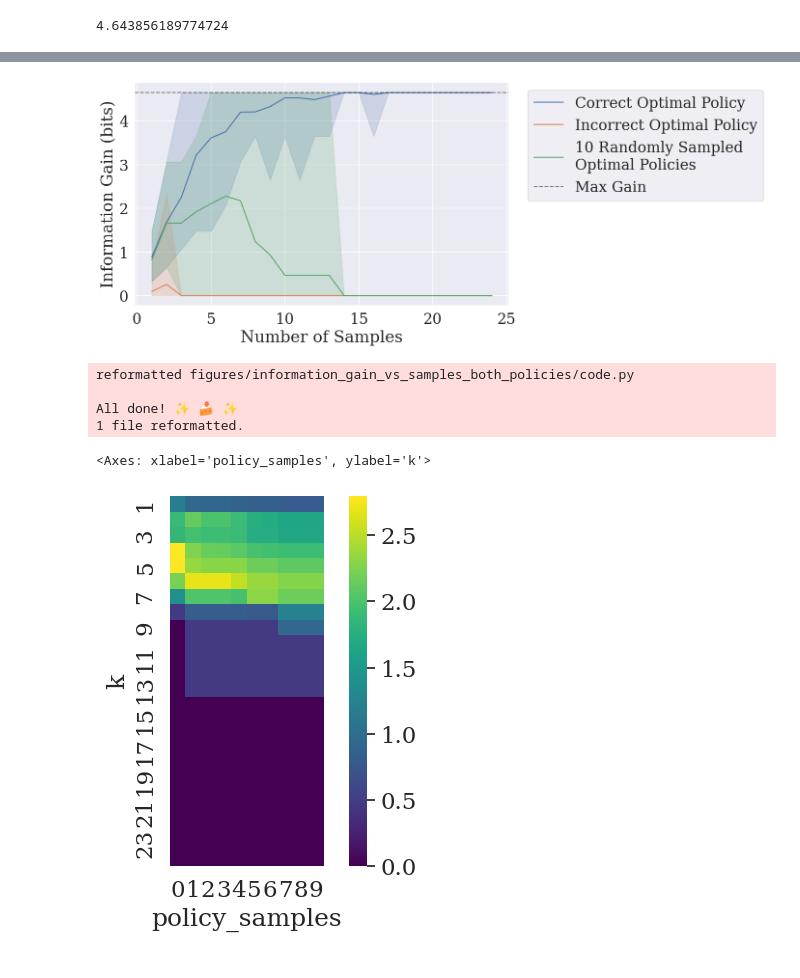
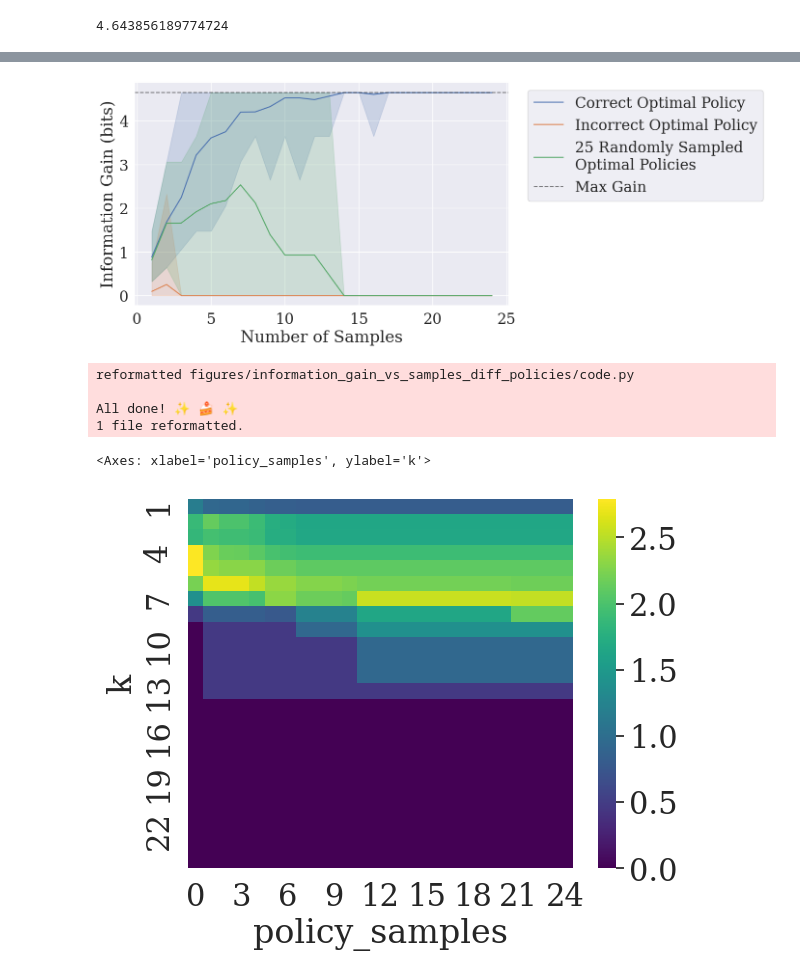
Before and after one commit to DylanCope/poclaps, a Jupyter notebook: motivating-example-test.ipynb, the cells around one changed output, grey strips where cells are left out. Saved outputs shown, nothing was run; the diff lists cells and outputs as text; code cells hidden in the pictures.

Commit message:
true goal rate and more policy samples

```diff
--- a/motivating-example-test.ipynb
+++ b/motivating-example-test.ipynb
@@ -371,7 +365,8 @@ information_gain(game.grid_size, 1)
 action_seq_samples = []
 
 game.reset()
-game.goal_pos = np.array([2, 2])
+TRUE_GOAL_POS = np.array([2, 2])
+game.goal_pos = TRUE_GOAL_POS.copy()
 
 
 def rollout_policy(game: GridWorldGame, policy: callable):
@@ -466,7 +461,7 @@ import random
 from tqdm import tqdm
 
 sample_trials = 10
-policy_samples = 10
+policy_samples = 25
 items = []
 
 k_total = 25
@@ -489,39 +484,41 @@ for k in range(1, k_total):
             items.append({
                 'k': k,
                 'gain': gain,
-                'policy_samples': policy_seed
+                'policy_samples': policy_seed,
+                'true_goal_in_possible': tuple(TRUE_GOAL_POS) in possible_goals
             })
+
     prog_bar.update()
 
 stochastic_policy_df = pd.DataFrame(items)
 # %%
 def plot_information_gain(df: pd.DataFrame, wrong_policy_df, stochastic_policy_df, max_gain: float):
     set_plotting_style(font_scale=2)
     plt.figure(figsize=(10, 6))
     ax = sns.lineplot(data=df, x='k', y='gain', errorbar=lambda x: (x.min(), x.max()), label='Correct Optimal Policy')
     sns.lineplot(data=wrong_policy_df, x='k', y='gain', ax=ax, errorbar=lambda x: (x.min(), x.max()), label='Incorrect Optimal Policy')
-    sns.lineplot(data=stochastic_policy_df[stochastic_policy_df.policy_samples == 9],
+    max_policy_samples = stochastic_policy_df.policy_samples.max()
+    sns.lineplot(data=stochastic_policy_df[stochastic_policy_df.policy_samples == max_policy_samples],
                  x='k', y='gain', ax=ax, errorbar=lambda x: (x.min(), x.max()),
-                 label='10 Randomly Sampled\nOptimal Policies')
-    # sns.lineplot(data=stochastic_policy_df[stochastic_policy_df.policy_samples == 9], x='k', y='gain', ax=ax, errorbar=lambda x: (x.min(), x.max()))
+                 label=f'{max_policy_samples+1} Randomly Sampled\nOptimal Policies')
     ax.axhline(max_gain, color='black', linestyle='--', label='Max Gain', alpha=0.5)
     ax.set_xlabel('Number of Samples')
     ax.set_ylabel('Information Gain (bits)')
     ax.legend(loc='upper right', bbox_to_anchor=(1.7, 1))
 
 
 from reproducible_figures import save_reproducible_figure, set_plotting_style
 
 save_reproducible_figure(
-    'information_gain_vs_samples_both_policies',
+    'information_gain_vs_samples_diff_policies',
     (df, wrong_policy_df, stochastic_policy_df),
     plot_information_gain,
     show=True,
     max_gain=information_gain(game.grid_size, 1)
 )
 # %% [output]
-[figure, old version]
+[figure, new version]
-reformatted figures/information_gain_vs_samples_both_policies/code.py
+reformatted figures/information_gain_vs_samples_diff_policies/code.py
 
 All done! ✨ 🍰 ✨
 1 file reformatted.
@@ -535,4 +532,4 @@ heatmap = (stochastic_policy_df\
 sns.heatmap(heatmap, cmap='viridis', square=True)
 # %% [output]
 <Axes: xlabel='policy_samples', ylabel='k'>
-[figure, old version]
+[figure, new version]
```
Also changed, not shown: parts of 3 cells of this notebook, 8 other files.
